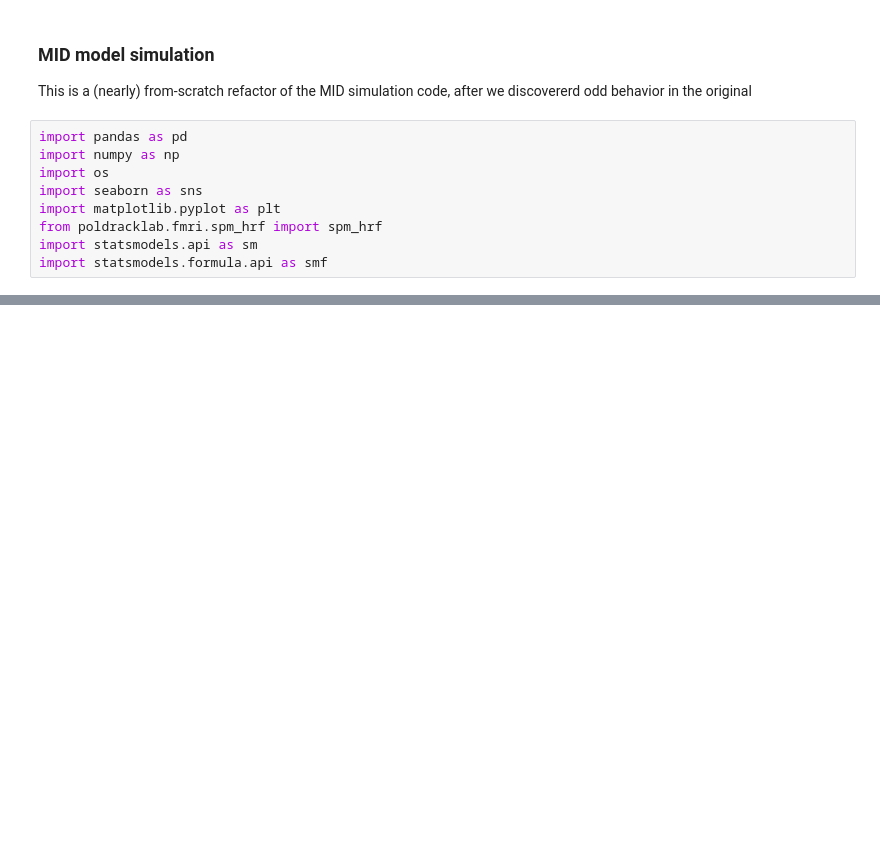
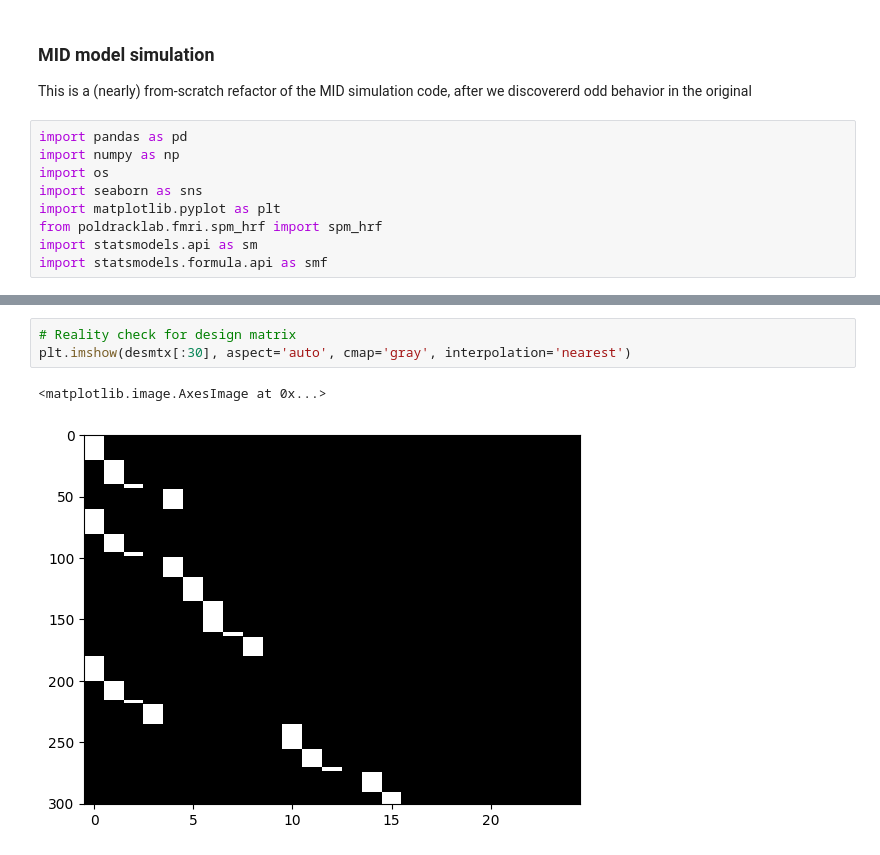
Before and after one commit to poldrack/MID_simulations, a Jupyter notebook: MID_sim_refactor.ipynb, the cells around one changed output, grey strips where cells are left out. Drawn from its saved outputs; the diff is of its cells as text; blank space fills up the shorter version.

```diff
--- a/MID_sim_refactor.ipynb
+++ b/MID_sim_refactor.ipynb
@@ -89,0 +142,6 @@ plt.plot(desmtx[:20])
+# %%
+# Reality check for design matrix
+plt.imshow(desmtx[:30], aspect='auto', cmap='gray', interpolation='nearest')
+# %% [output]
+<matplotlib.image.AxesImage at 0x...>
+[figure, added]
```
Also changed, not shown: parts of 9 cells of this notebook.
